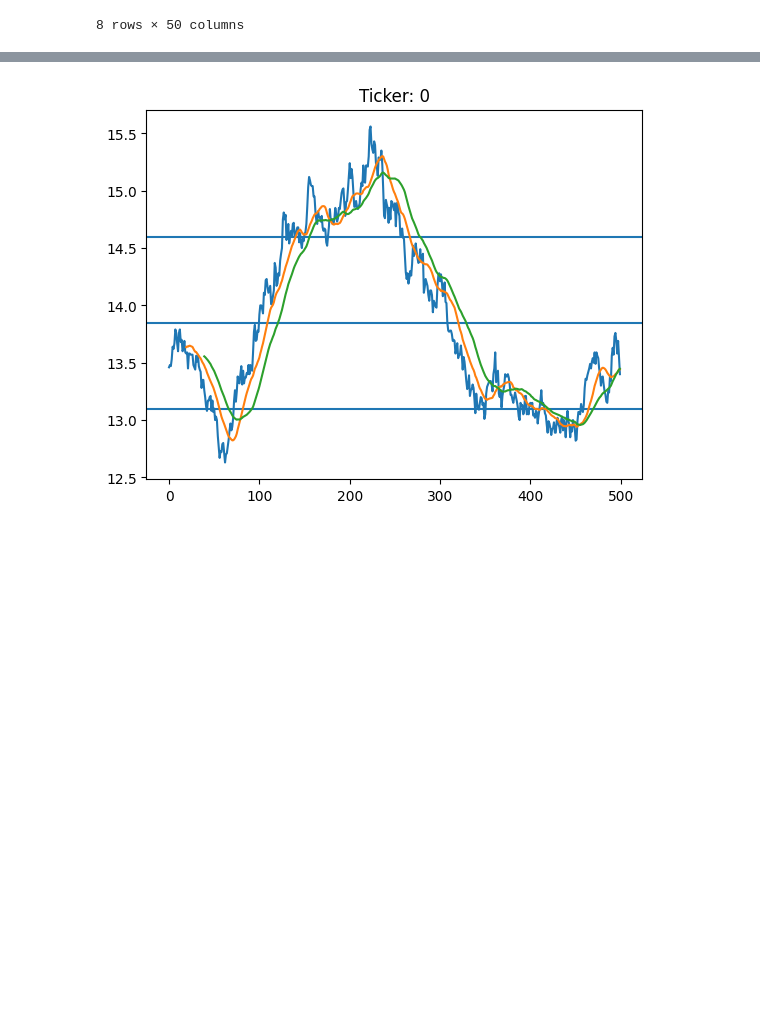
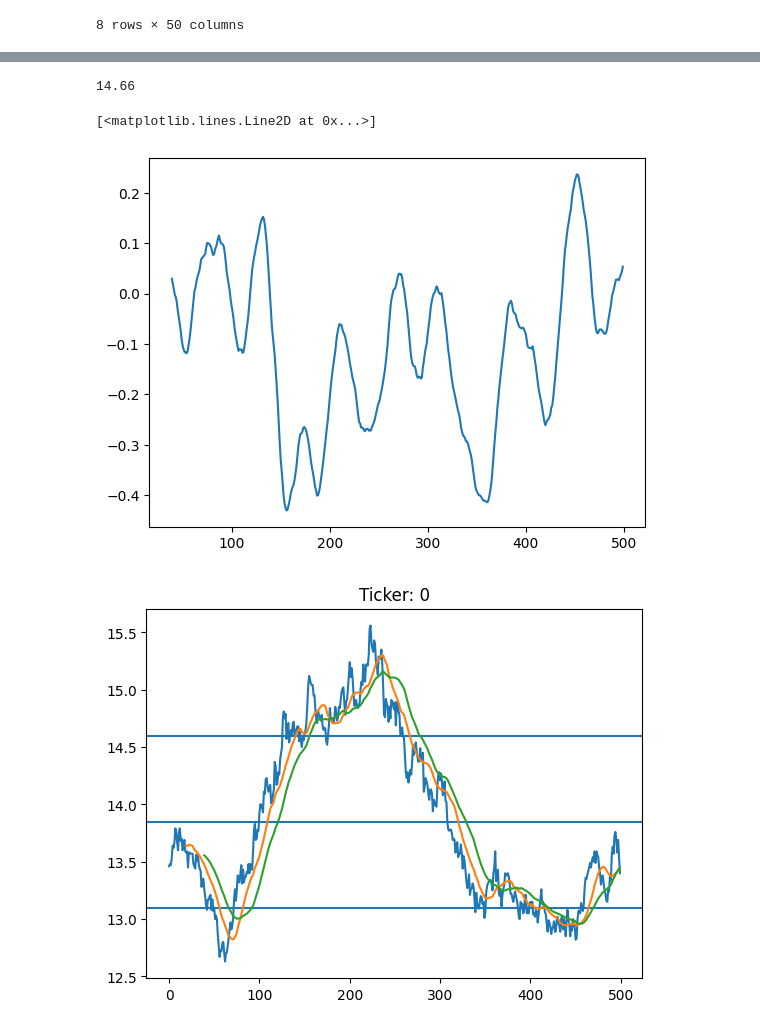
Before and after one commit to Troppydash/algothon, a Jupyter notebook: da/single_series.ipynb, the cells around one changed output, grey strips where cells are left out. Saved outputs shown, nothing was run; the diff lists cells and outputs as text; code cells hidden in the pictures; blank space fills up the shorter version.

```diff
--- a/da/single_series.ipynb
+++ b/da/single_series.ipynb
@@ -37,3 +48,16 @@ Name: 18, dtype: float64
+# %%
+print(df[18])
+print(df[18].rolling(20).mean())
+print(df[18].rolling(40).mean())
+# %% [output]
+14.66
+# %%
+item = 3
+plt.figure()
+plt.plot(df[item].rolling(20).mean() - df[item].rolling(40).mean())
+# %% [output]
+[<matplotlib.lines.Line2D at 0x...>]
+[figure, added]
 # %%
 checkList = [0, 3, 4, 6, 9, 15, 16, 17, 18, 20, 21, 23, 26, 27, 31, 32, 33, 35, 36, 37, 40, 44, 45, 46, 47]
 for item in checkList:
```
Also changed, not shown: parts of 3 cells of this notebook, 6 other files.
